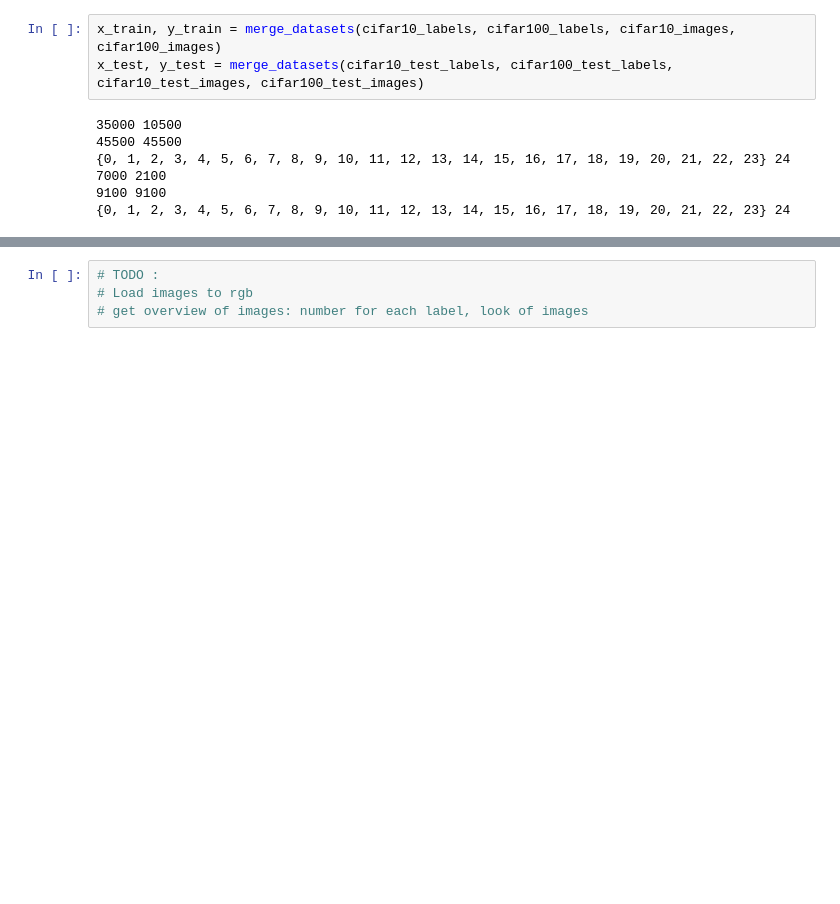
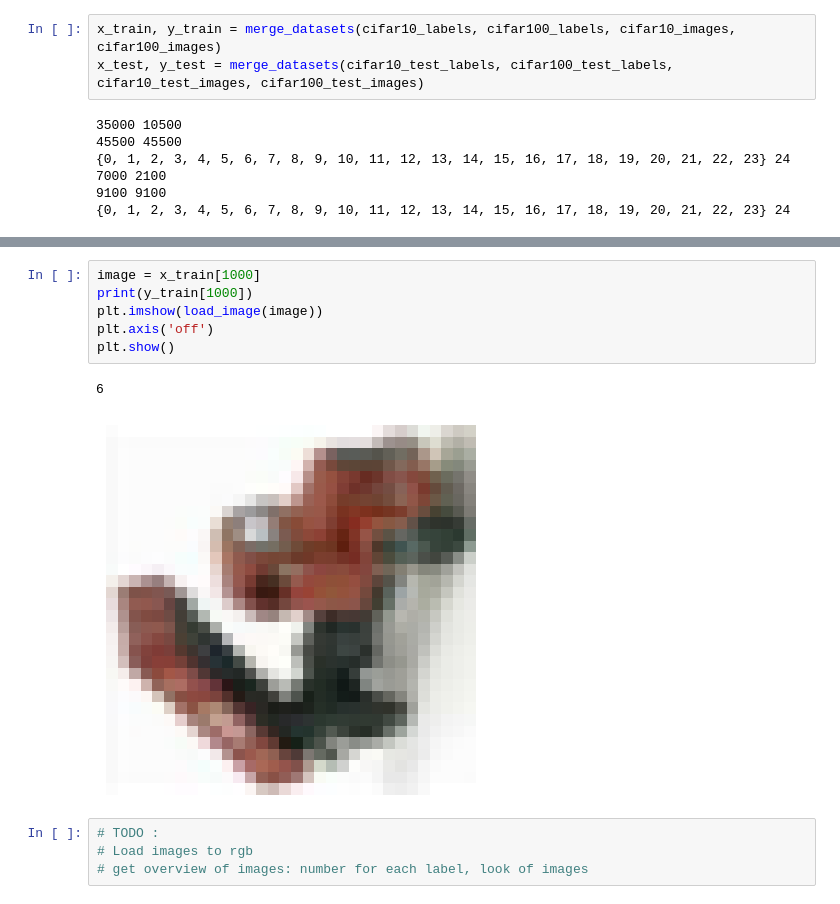
Before and after one commit to Alizzie/ST_CA1, a Jupyter notebook: main.ipynb, the cells around one changed output, grey strips where cells are left out. Drawn from its saved outputs; the diff is of its cells as text; blank space fills up the shorter version.

```diff
--- a/main.ipynb
+++ b/main.ipynb
@@ -195,3 +227,12 @@ plt.show()
+# %%
+image = x_train[1000]
+print(y_train[1000])
+plt.imshow(load_image(image))
+plt.axis('off')
+plt.show()
+# %% [output]
+6
+[figure, added]
 # %%
 # TODO :
 # Load images to rgb
```
Also changed, not shown: parts of 5 cells of this notebook.
